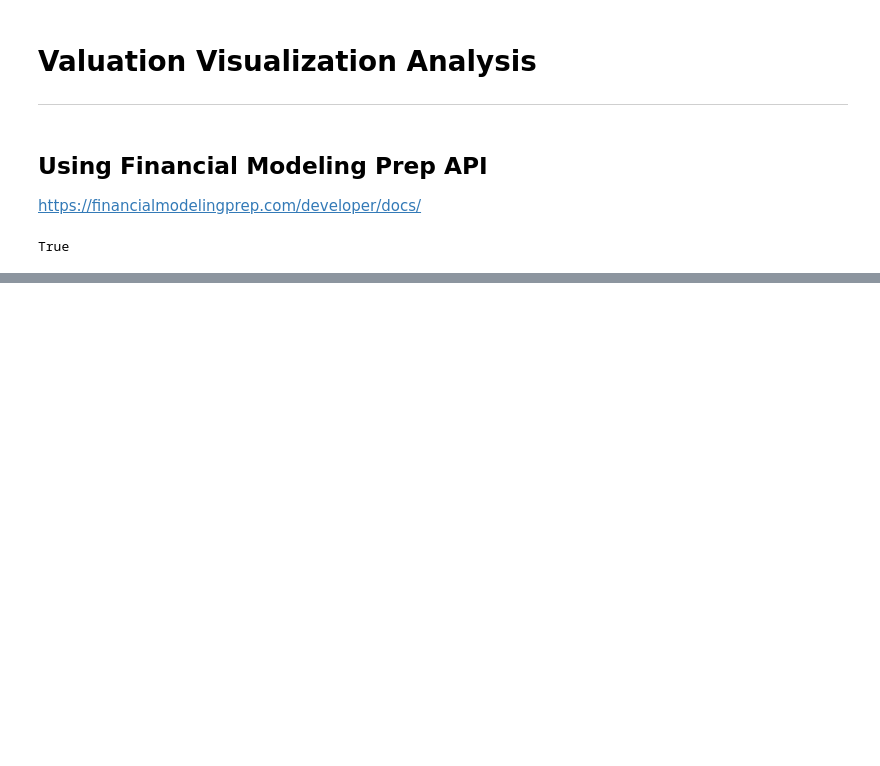
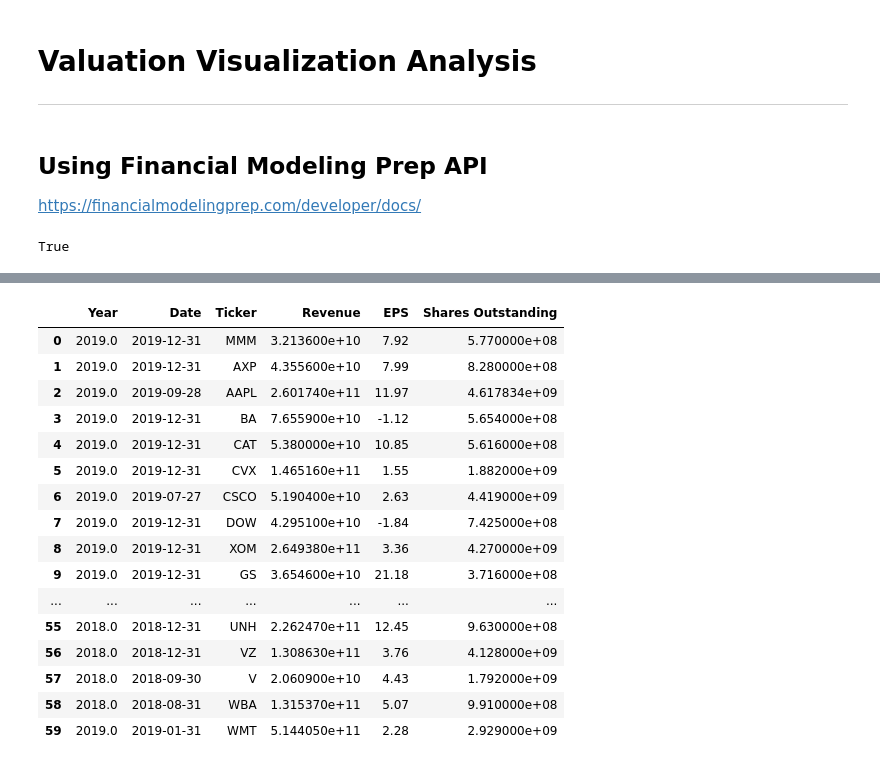
Before and after one commit to DavidKacprzak/ValuationVisualization, a Jupyter notebook: draft1_0.ipynb, the cells around one changed output, grey strips where cells are left out. Saved outputs shown, nothing was run; the diff lists cells and outputs as text; code cells hidden in the pictures; blank space fills up the shorter version.

```diff
--- a/draft1_0.ipynb
+++ b/draft1_0.ipynb
@@ -102,0 +123,22 @@ dow_is_df
+# %%
+dow_is_df['Date'] = pd.to_datetime(dow_is_df['Date'],infer_datetime_format=True)
+# %%
+dow_is_df
+# %% [output]
+|  | Year | Date | Ticker | Revenue | EPS | Shares Outstanding |
+| 0 | 2019.0 | 2019-12-31 | MMM | 3.213600e+10 | 7.92 | 5.770000e+08 |
+| 1 | 2019.0 | 2019-12-31 | AXP | 4.355600e+10 | 7.99 | 8.280000e+08 |
+| 2 | 2019.0 | 2019-09-28 | AAPL | 2.601740e+11 | 11.97 | 4.617834e+09 |
+| 3 | 2019.0 | 2019-12-31 | BA | 7.655900e+10 | -1.12 | 5.654000e+08 |
+| 4 | 2019.0 | 2019-12-31 | CAT | 5.380000e+10 | 10.85 | 5.616000e+08 |
+| 5 | 2019.0 | 2019-12-31 | CVX | 1.465160e+11 | 1.55 | 1.882000e+09 |
+| 6 | 2019.0 | 2019-07-27 | CSCO | 5.190400e+10 | 2.63 | 4.419000e+09 |
+| 7 | 2019.0 | 2019-12-31 | DOW | 4.295100e+10 | -1.84 | 7.425000e+08 |
+| 8 | 2019.0 | 2019-12-31 | XOM | 2.649380e+11 | 3.36 | 4.270000e+09 |
+| 9 | 2019.0 | 2019-12-31 | GS | 3.654600e+10 | 21.18 | 3.716000e+08 |
+| ... | ... | ... | ... | ... | ... | ... |
+| 55 | 2018.0 | 2018-12-31 | UNH | 2.262470e+11 | 12.45 | 9.630000e+08 |
+| 56 | 2018.0 | 2018-12-31 | VZ | 1.308630e+11 | 3.76 | 4.128000e+09 |
+| 57 | 2018.0 | 2018-09-30 | V | 2.060900e+10 | 4.43 | 1.792000e+09 |
+| 58 | 2018.0 | 2018-08-31 | WBA | 1.315370e+11 | 5.07 | 9.910000e+08 |
+| 59 | 2019.0 | 2019-01-31 | WMT | 5.144050e+11 | 2.28 | 2.929000e+09 |
```
Also changed, not shown: parts of 5 cells of this notebook.
